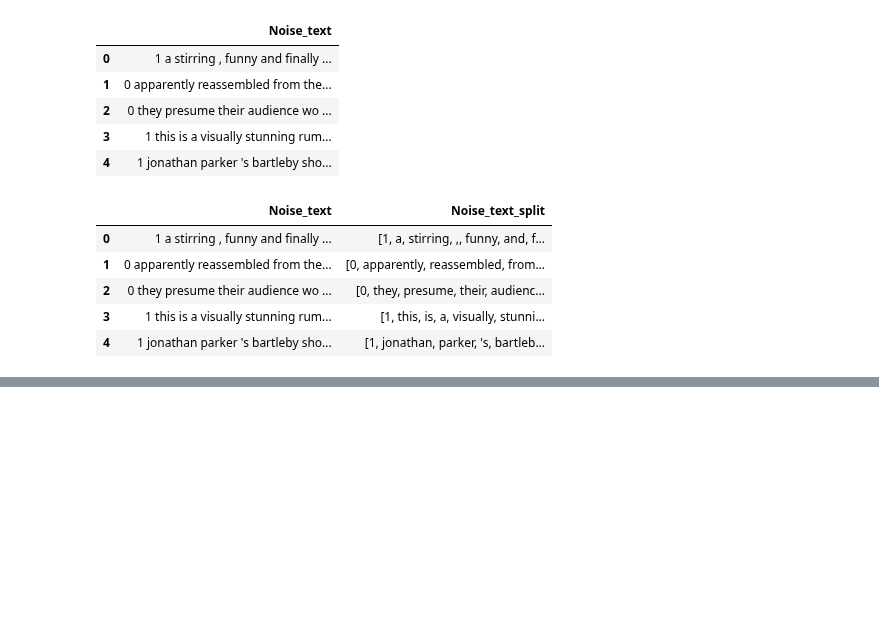
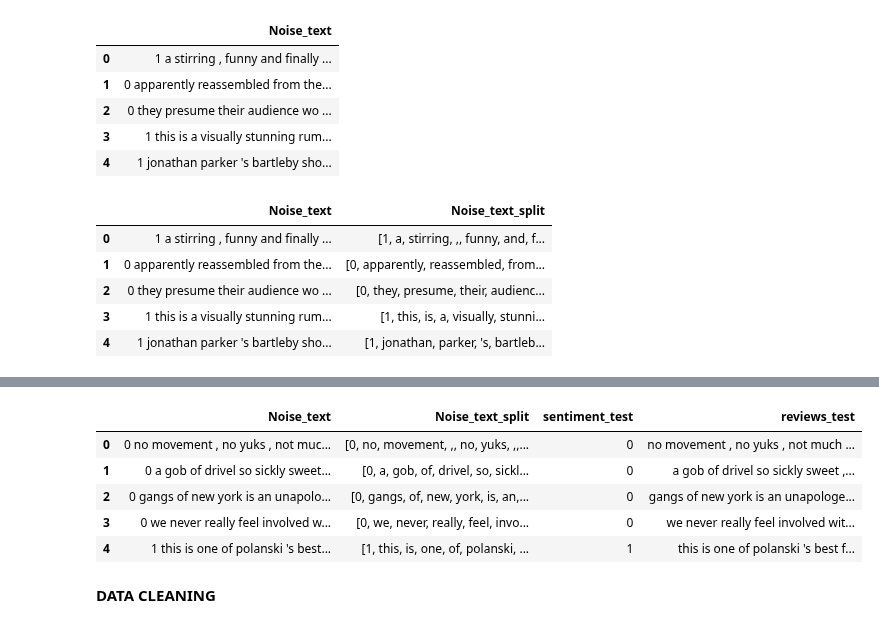
Before and after one commit to prithvikolla/Compuational_Methods_INFO5731, a Jupyter notebook: In_Class_Exersise/In_class_exercise_09.ipynb, the cells around one changed output, grey strips where cells are left out. Cells and saved outputs as stored; diff of their text form; code cells hidden in the pictures; blank space fills up the shorter version.

```diff
--- a/In_Class_Exersise/In_class_exercise_09.ipynb
+++ b/In_Class_Exersise/In_class_exercise_09.ipynb
@@ -69,0 +89,17 @@ df.head()
+# %%
+#Test Data
+df_test = pd.read_csv(r'/content/stsa-test.txt',sep = 'delimiter',header= None)
+df_test.columns = ['Noise_text']
+df_test['Noise_text_split'] = df_test['Noise_text'].apply(lambda x: x.split())
+df_test['sentiment_test'] = df_test['Noise_text_split'].apply(lambda x: x[0])
+df_test['reviews_test'] = df_test['Noise_text_split'].apply(lambda x: ' '.join(x[1:]))
+df_test.head()
+# %% [output]
+|  | Noise_text | Noise_text_split | sentiment_test | reviews_test |
+| 0 | 0 no movement , no yuks , not muc... | [0, no, movement, ,, no, yuks, ,,... | 0 | no movement , no yuks , not much ... |
+| 1 | 0 a gob of drivel so sickly sweet... | [0, a, gob, of, drivel, so, sickl... | 0 | a gob of drivel so sickly sweet ,... |
+| 2 | 0 gangs of new york is an unapolo... | [0, gangs, of, new, york, is, an,... | 0 | gangs of new york is an unapologe... |
+| 3 | 0 we never really feel involved w... | [0, we, never, really, feel, invo... | 0 | we never really feel involved wit... |
+| 4 | 1 this is one of polanski 's best... | [1, this, is, one, of, polanski, ... | 1 | this is one of polanski 's best f... |
+# %% [markdown]
+**DATA CLEANING**
```
Also changed, not shown: parts of 46 cells of this notebook.
